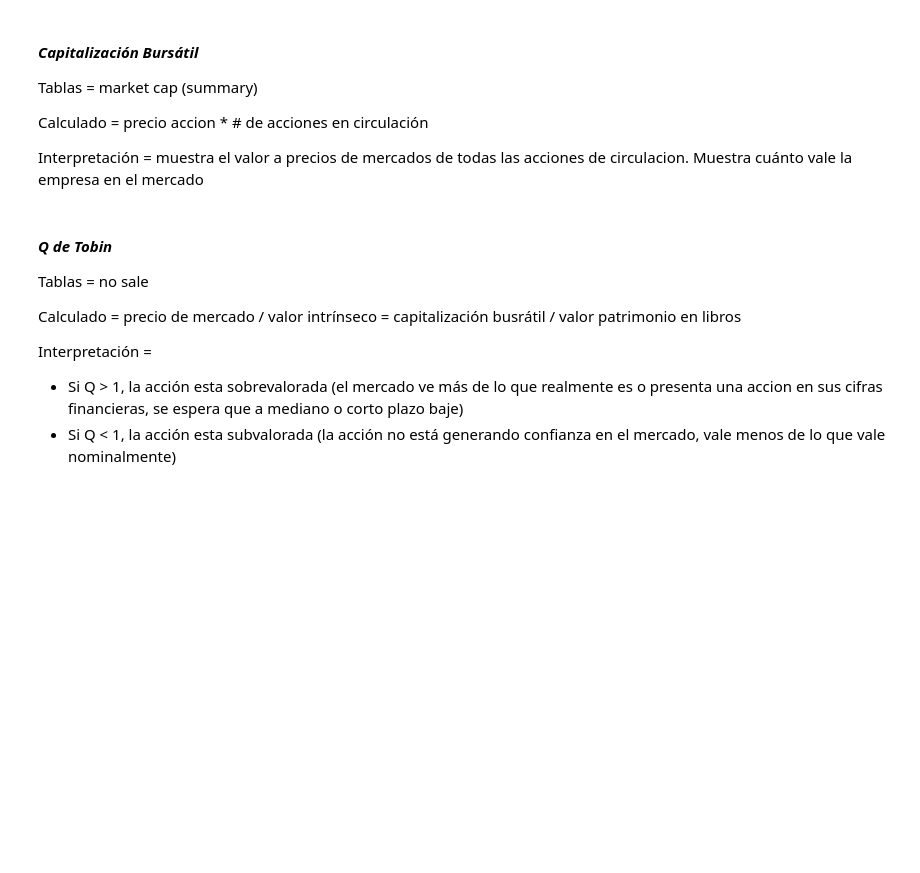
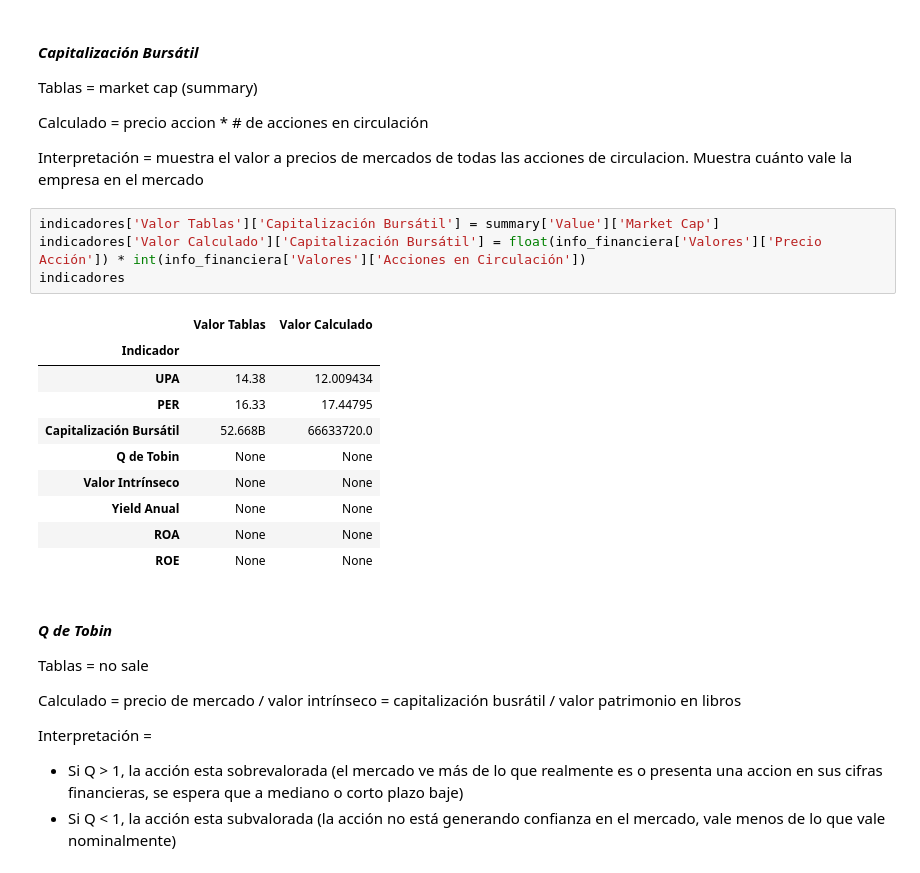
Before and after one commit to gabilang12/finanzas_corporativas, a Jupyter notebook: fc_parte_6.ipynb, the cells around one changed output. Cells and saved outputs as stored; diff of their text form; blank space fills up the shorter version.

```diff
--- a/fc_parte_6.ipynb
+++ b/fc_parte_6.ipynb
@@ -377,6 +416,21 @@ Tablas = market cap (summary)
 Calculado = precio accion * # de acciones en circulación
 
 Interpretación = muestra el valor a precios de mercados de todas las acciones de circulacion. Muestra cuánto vale la empresa en el mercado
+# %%
+indicadores['Valor Tablas']['Capitalización Bursátil'] = summary['Value']['Market Cap']
+indicadores['Valor Calculado']['Capitalización Bursátil'] = float(info_financiera['Valores']['Precio Acción']) * int(info_financiera['Valores']['Acciones en Circulación'])
+indicadores
+# %% [output]
+|  | Valor Tablas | Valor Calculado |
+| Indicador |  |  |
+| UPA | 14.38 | 12.009434 |
+| PER | 16.33 | 17.44795 |
+| Capitalización Bursátil | 52.668B | 66633720.0 |
+| Q de Tobin | None | None |
+| Valor Intrínseco | None | None |
+| Yield Anual | None | None |
+| ROA | None | None |
+| ROE | None | None |
 # %% [markdown]
 #### *Q de Tobin*
 
```
Also changed, not shown: parts of 6 cells of this notebook.
